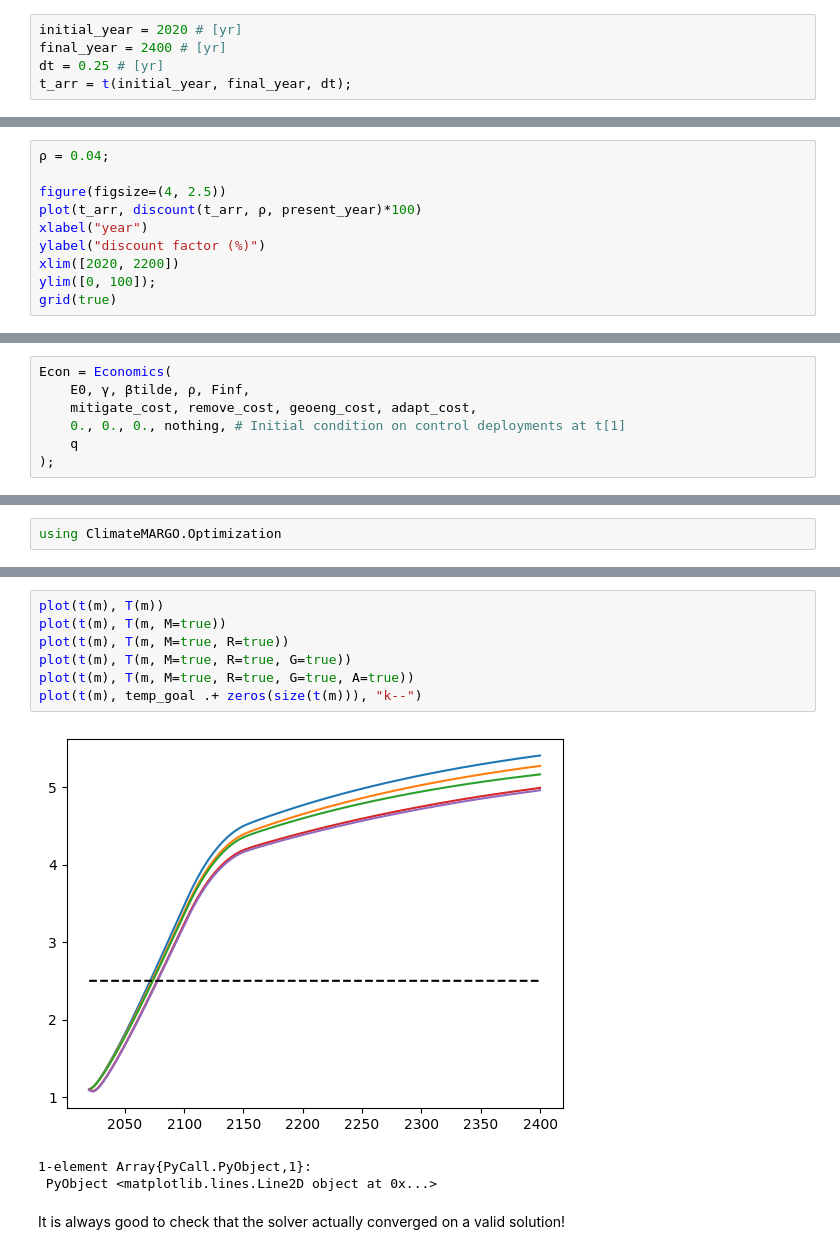
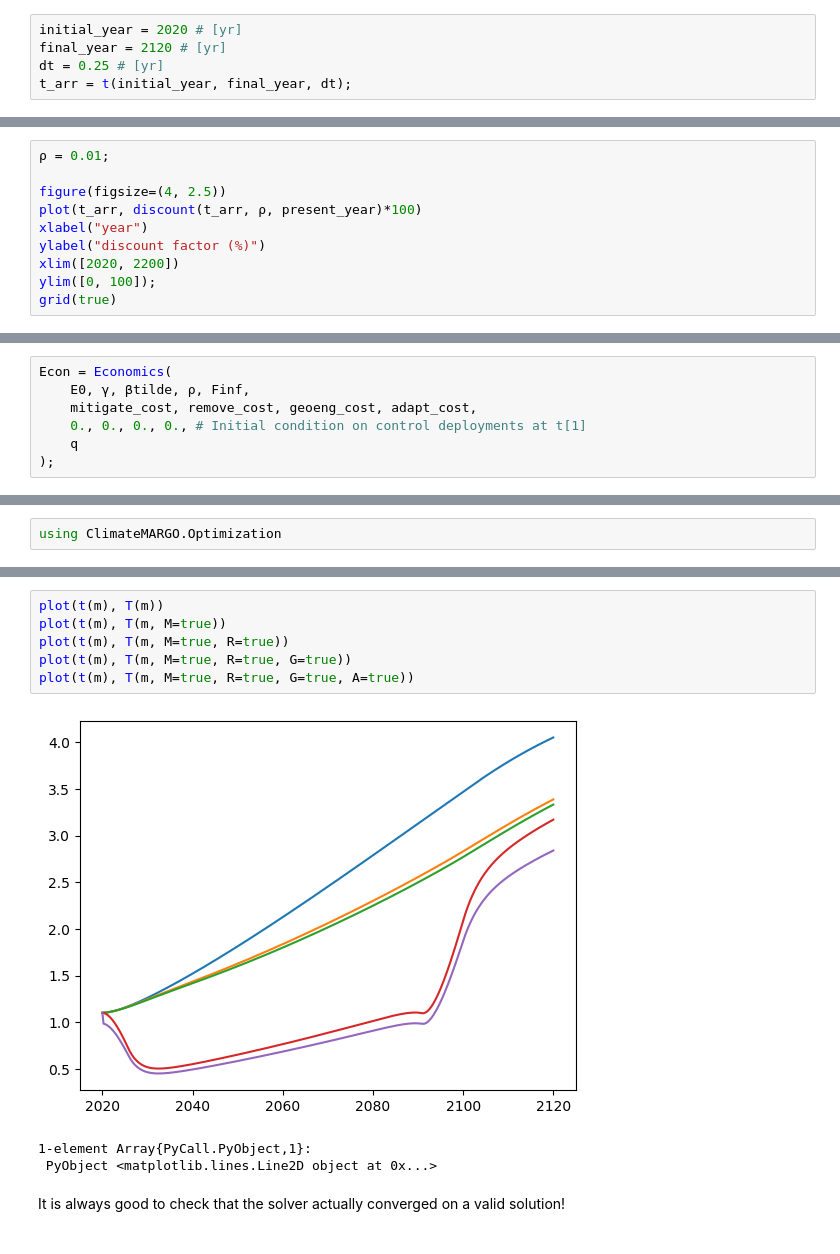
Before and after one commit to ClimateMARGO/ClimateMARGO.jl, a Jupyter notebook: notebooks/tutorial.ipynb, the cells around one changed output, grey strips where cells are left out. Drawn from its saved outputs; the diff is of its cells as text.

```diff
--- a/notebooks/tutorial.ipynb
+++ b/notebooks/tutorial.ipynb
@@ -40,7 +40,7 @@ name = "default";
 First, we need to set up a time-frame for our experiment. Let's begin our simulation in the year 2020– present day– and consider out to 2200, with a 5-year timestep for computational efficiency.
 # %%
 initial_year = 2020 # [yr]
-final_year = 2400 # [yr]
+final_year = 2120 # [yr]
 dt = 0.25 # [yr]
 t_arr = t(initial_year, final_year, dt);
 # %% [markdown]
@@ -179,7 +179,7 @@ geoeng_cost = 0.046; # [% GWP]
 # %% [markdown]
 Climate damages and control costs are discounted at the relatively low rate of $\rho = 1\%$, such that future damages and costs are reduced by a multiplicative discount factor $(1 - \rho)^{(t-t_{0})}$.
 # %%
-ρ = 0.04;
+ρ = 0.01;
 
 figure(figsize=(4, 2.5))
 plot(t_arr, discount(t_arr, ρ, present_year)*100)
@@ -196,7 +196,7 @@ These parameters, in addition to a no-policy baseline emissions time-series and
 Econ = Economics(
     E0, γ, βtilde, ρ, Finf,
     mitigate_cost, remove_cost, geoeng_cost, adapt_cost,
-    0., 0., 0., nothing, # Initial condition on control deployments at t[1]
+    0., 0., 0., 0., # Initial condition on control deployments at t[1]
     q
 );
 # %% [markdown]
@@ -294,12 +299,11 @@ plot(t(m), m.controls.geoeng)
 # %%
 plot(t(m), T(m))
 plot(t(m), T(m, M=true))
 plot(t(m), T(m, M=true, R=true))
 plot(t(m), T(m, M=true, R=true, G=true))
 plot(t(m), T(m, M=true, R=true, G=true, A=true))
-plot(t(m), temp_goal .+ zeros(size(t(m))), "k--")
 # %% [output]
-[figure, old version]
+[figure, new version]
 1-element Array{PyCall.PyObject,1}:
  PyObject <matplotlib.lines.Line2D object at 0x...>
 # %% [markdown]
```
Also changed, not shown: parts of 7 cells of this notebook, 3 other files.
